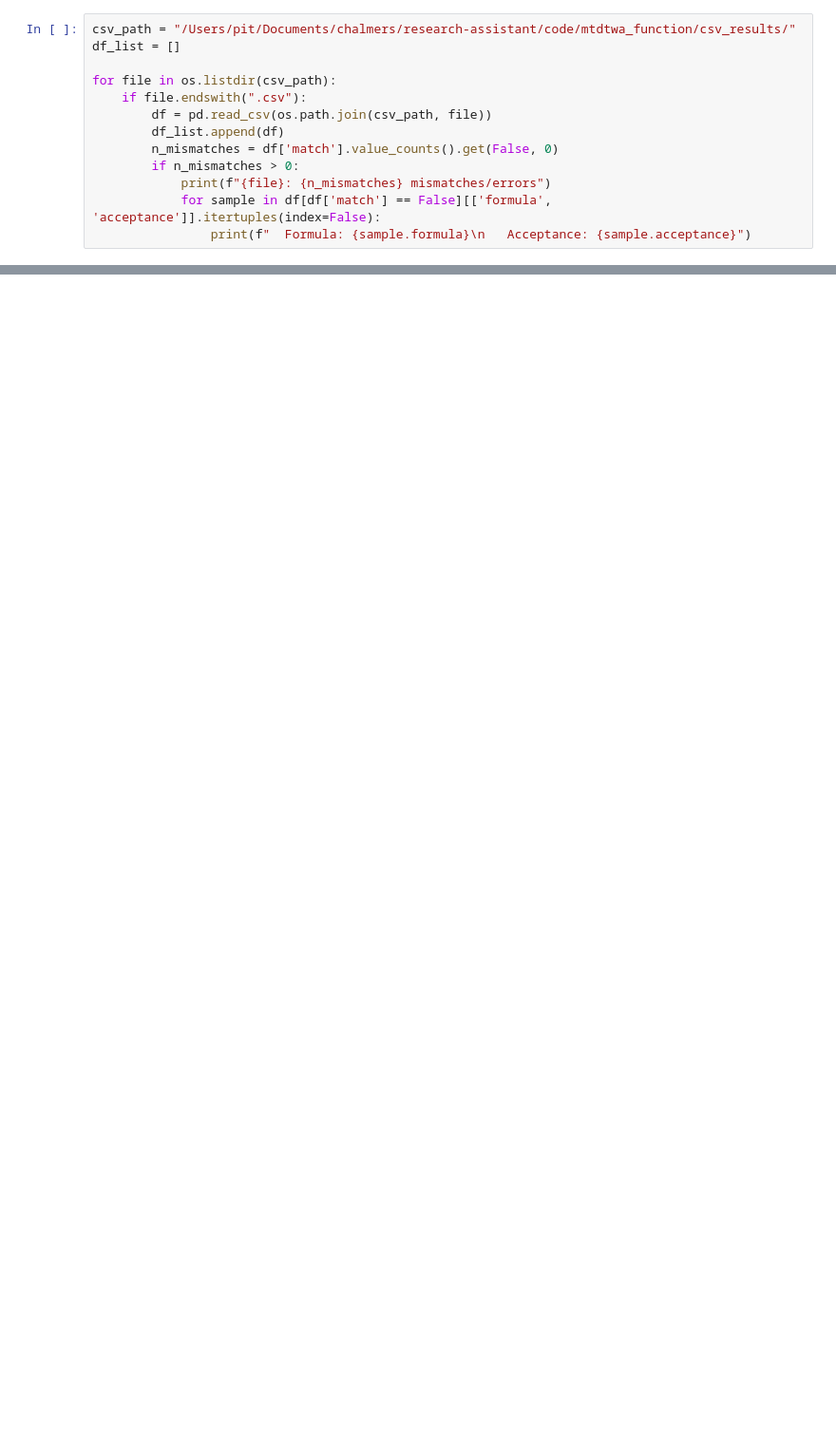
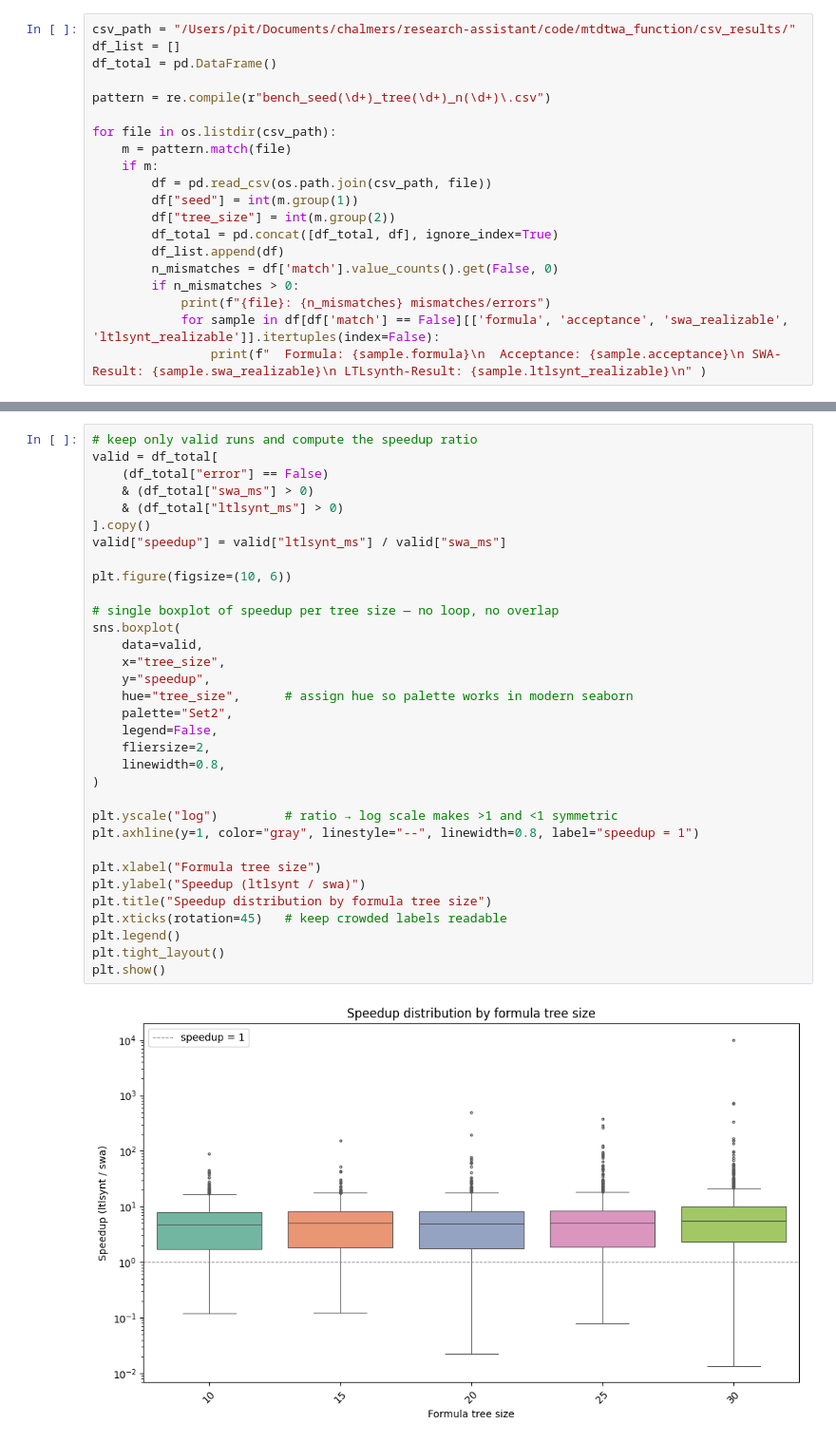
Before and after one commit to Pit-Red/ltl-synthesis-mtdswa, a Jupyter notebook: mtdtwa_function/runnable/analysis.ipynb, the cells around one changed output, grey strips where cells are left out. Shown at 95% size. Cells and saved outputs as stored; diff of their text form; blank space fills up the shorter version.

Commit message:
Benchmarks and results

```diff
--- a/mtdtwa_function/runnable/analysis.ipynb
+++ b/mtdtwa_function/runnable/analysis.ipynb
@@ -4,13 +10,20 @@ import os
 # %%
 csv_path = "/Users/pit/Documents/chalmers/research-assistant/code/mtdtwa_function/csv_results/"
 df_list = []
+df_total = pd.DataFrame()
+
+pattern = re.compile(r"bench_seed(\d+)_tree(\d+)_n(\d+)\.csv")
 
 for file in os.listdir(csv_path):
-    if file.endswith(".csv"):
+    m = pattern.match(file)
+    if m:
         df = pd.read_csv(os.path.join(csv_path, file))
+        df["seed"] = int(m.group(1))
+        df["tree_size"] = int(m.group(2))
+        df_total = pd.concat([df_total, df], ignore_index=True)
         df_list.append(df)
         n_mismatches = df['match'].value_counts().get(False, 0)
         if n_mismatches > 0:
             print(f"{file}: {n_mismatches} mismatches/errors")
-            for sample in df[df['match'] == False][['formula', 'acceptance']].itertuples(index=False):
-                print(f"  Formula: {sample.formula}\n   Acceptance: {sample.acceptance}")
+            for sample in df[df['match'] == False][['formula', 'acceptance', 'swa_realizable', 'ltlsynt_realizable']].itertuples(index=False):
+                print(f"  Formula: {sample.formula}\n  Acceptance: {sample.acceptance}\n SWA-Result: {sample.swa_realizable}\n LTLsynth-Result: {sample.ltlsynt_realizable}\n" )
@@ -44,0 +66,35 @@ array(['t', 'Inf(0)', 'Inf(0) | Fin(1)', 'Fin(0)', 'Fin(0) & Inf(1)',
+# %%
+# keep only valid runs and compute the speedup ratio
+valid = df_total[
+    (df_total["error"] == False)
+    & (df_total["swa_ms"] > 0)
+    & (df_total["ltlsynt_ms"] > 0)
+].copy()
+valid["speedup"] = valid["ltlsynt_ms"] / valid["swa_ms"]
+
+plt.figure(figsize=(10, 6))
+
+# single boxplot of speedup per tree size — no loop, no overlap
+sns.boxplot(
+    data=valid,
+    x="tree_size",
+    y="speedup",
+    hue="tree_size",      # assign hue so palette works in modern seaborn
+    palette="Set2",
+    legend=False,
+    fliersize=2,
+    linewidth=0.8,
+)
+
+plt.yscale("log")         # ratio → log scale makes >1 and <1 symmetric
+plt.axhline(y=1, color="gray", linestyle="--", linewidth=0.8, label="speedup = 1")
+
+plt.xlabel("Formula tree size")
+plt.ylabel("Speedup (ltlsynt / swa)")
+plt.title("Speedup distribution by formula tree size")
+plt.xticks(rotation=45)   # keep crowded labels readable
+plt.legend()
+plt.tight_layout()
+plt.show()
+# %% [output]
+[figure, added]
```
Also changed, not shown: parts of 5 cells of this notebook, 2 other files.
